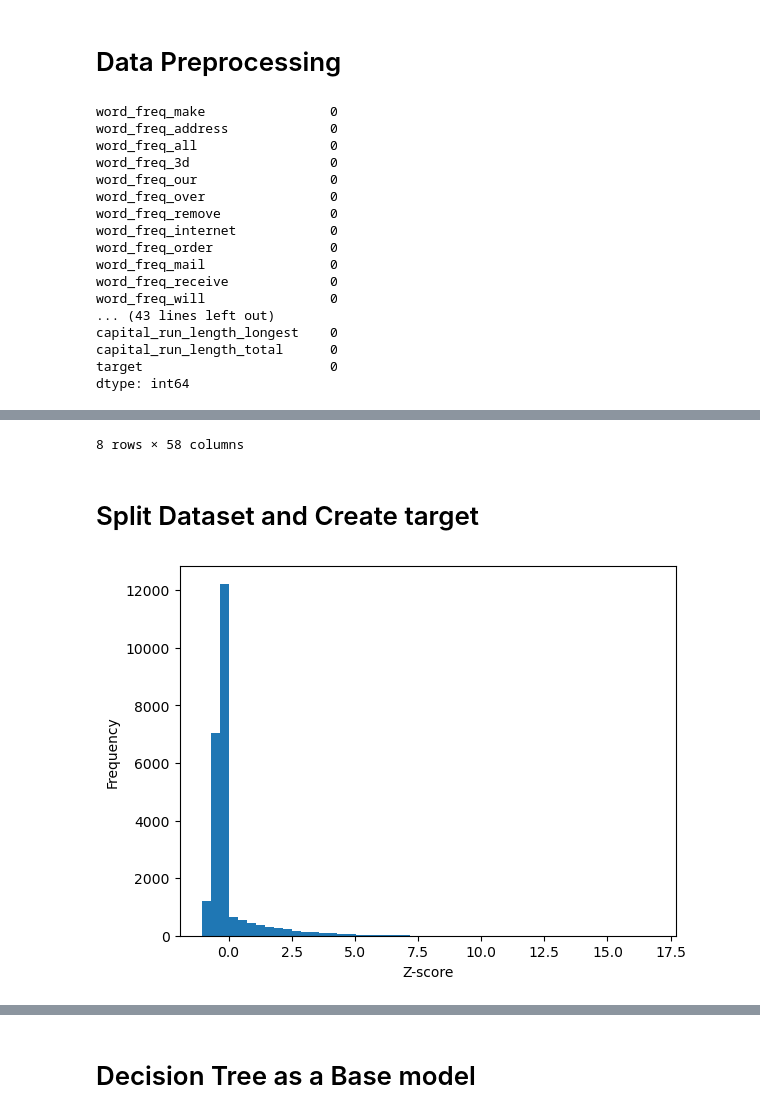
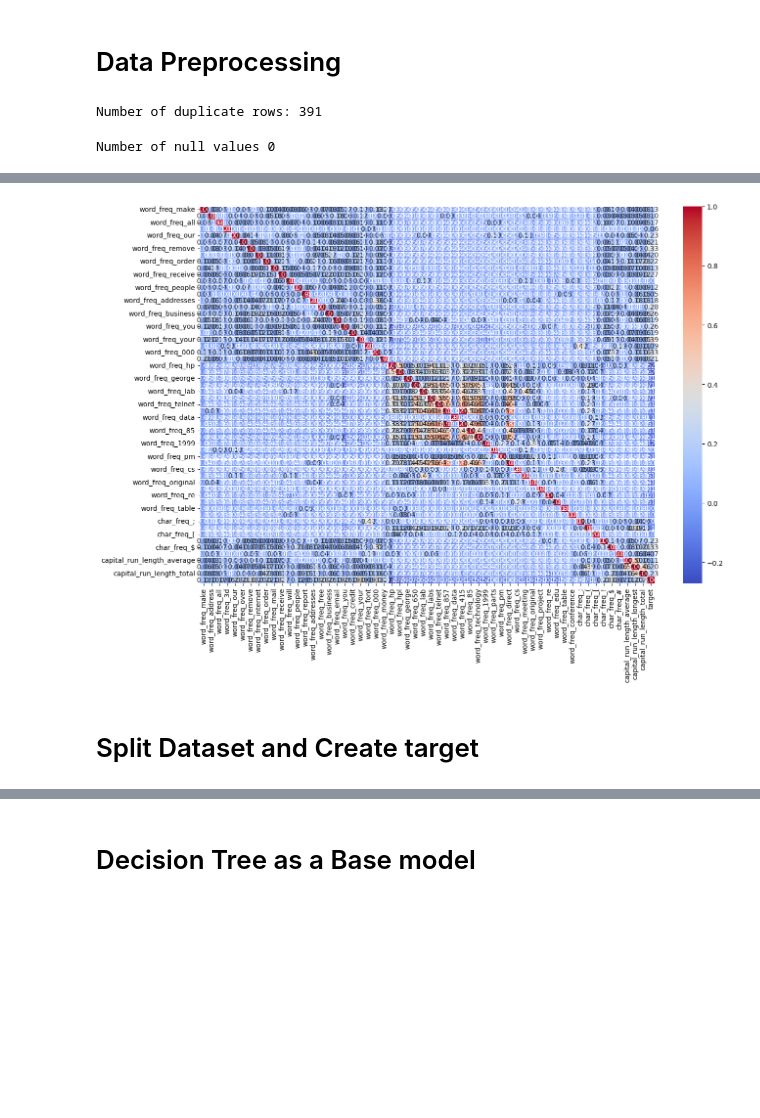
Before and after one commit to jathusharini/CM2604_CourseWork, a Jupyter notebook: Machine Learning_CW.ipynb, the cells around one changed output, grey strips where cells are left out. Cells and saved outputs as stored; diff of their text form; code cells hidden in the pictures; blank space fills up the shorter version.

```diff
--- a/Machine Learning_CW.ipynb
+++ b/Machine Learning_CW.ipynb
@@ -32,15 +34,7 @@ spam.head()
 5 rows × 58 columns
 # %%
 # change the column names
-spam_new = spam.set_axis(['word_freq_make', 'word_freq_address', 'word_freq_all', 'word_freq_3d', 'word_freq_our', 'word_freq_over',
-                'word_freq_remove', 'word_freq_internet', 'word_freq_order', 'word_freq_mail', 'word_freq_receive', 'word_freq_will',
-                'word_freq_people', 'word_freq_report', 'word_freq_addresses', 'word_freq_free', 'word_freq_business', 'word_freq_email',
-                'word_freq_you', 'word_freq_credit', 'word_freq_your', 'word_freq_font', 'word_freq_000', 'word_freq_money', 'word_freq_hp',
-                'word_freq_hpl', 'word_freq_george', 'word_freq_650', 'word_freq_lab', 'word_freq_labs', 'word_freq_telnet', 'word_freq_857',
-                'word_freq_data', 'word_freq_415', 'word_freq_85', 'word_freq_technology', 'word_freq_1999', 'word_freq_parts', 'word_freq_pm',
-                'word_freq_direct', 'word_freq_cs', 'word_freq_meeting', 'word_freq_original', 'word_freq_project', 'word_freq_re', 'word_freq_edu',
-                'word_freq_table', 'word_freq_conference', 'char_freq_;', 'char_freq_(', 'char_freq_[', 'char_freq_!', 'char_freq_$',
-                'char_freq_#', 'capital_run_length_average', 'capital_run_length_longest', 'capital_run_length_total','target'], axis=1)
+spam_new = spam.set_axis(['word_freq_make', 'word_freq_address', 'word_freq_all', 'word_freq_3d', 'word_freq_our', 'word_freq_over','word_freq_remove', 'word_freq_internet', 'word_freq_order', 'word_freq_mail', 'word_freq_receive', 'word_freq_will','word_freq_people', 'word_freq_report', 'word_freq_addresses', 'word_freq_free', 'word_freq_business', 'word_freq_email','word_freq_you', 'word_freq_credit', 'word_freq_your', 'word_freq_font', 'word_freq_000', 'word_freq_money', 'word_freq_hp','word_freq_hpl', 'word_freq_george', 'word_freq_650', 'word_freq_lab', 'word_freq_labs', 'word_freq_telnet', 'word_freq_857','word_freq_data', 'word_freq_415', 'word_freq_85', 'word_freq_technology', 'word_freq_1999', 'word_freq_parts', 'word_freq_pm','word_freq_direct', 'word_freq_cs', 'word_freq_meeting', 'word_freq_original', 'word_freq_project', 'word_freq_re', 'word_freq_edu','word_freq_table', 'word_freq_conference', 'char_freq_;', 'char_freq_(', 'char_freq_[', 'char_freq_!', 'char_freq_$','char_freq_#', 'capital_run_length_average', 'capital_run_length_longest', 'capital_run_length_total','target'], axis=1)
 # %%
 spam_new.head()
 # %% [output]
@@ -78,27 +72,21 @@ dtypes: float64(55), int64(3)
 memory usage: 2.0 MB
 # %% [markdown]
 # Data Preprocessing
+# %%
+# checking for duplicate rows and removing them
+duplicated_rows = spam_new.duplicated()
+num_duplicate_rows = sum(duplicated_rows)
+print(f"Number of duplicate rows: {num_duplicate_rows}")
+spam_new = spam_new.drop_duplicates()
+# %% [output]
+Number of duplicate rows: 391
 # %%
 #checking for null values
-spam_new.isnull().sum()
+null_values = spam_new.isnull().sum()
+sum_null_values = sum(null_values)
+print("Number of null values",sum_null_values)
 # %% [output]
-word_freq_make                0
-word_freq_address             0
-word_freq_all                 0
-word_freq_3d                  0
-word_freq_our                 0
-word_freq_over                0
-word_freq_remove              0
-word_freq_internet            0
-word_freq_order               0
-word_freq_mail                0
-word_freq_receive             0
-word_freq_will                0
-... (43 lines left out)
-capital_run_length_longest    0
-capital_run_length_total      0
-target                        0
-dtype: int64
+Number of null values 0
 # %%
 #checking for data duplication
 duplicate_rows = spam_new[spam_new.duplicated()]
@@ -106,5 +94,8 @@ duplicate_rows = spam_new[spam_new.duplicated()]
 # dropping the duplicate rows
 spam_new.drop_duplicates(inplace=True)
 # %%
-spam_new.describe()
+# plot heatmap
+plt.figure(figsize=(15,10))
+sns.heatmap(spam_new.corr(), annot=True, cmap='coolwarm', linewidths=.5, fmt= '.2f')
+plt.show()
 # %% [output]
@@ -120 +102 @@ spam_new.describe()
-8 rows × 58 columns
+[figure, added]
@@ -127,16 +116,3 @@ y = spam_new['target']
 # %%
 # splitting the data into training set = 70% and testing sets = 30%
 X_train, X_test, y_train, y_test = train_test_split(X, y, test_size=0.3, random_state=42)
-# %%
-# calculating the z score
-z_scores = zscore(X_train)
-
-# Flatten the Z-score matrix into a 1D array
-z_scores_flat = z_scores.values.flatten()
-
-plt.hist(z_scores_flat, bins=50)
-plt.xlabel('Z-score')
-plt.ylabel('Frequency')
-plt.show()
-# %% [output]
-[figure, removed]
```
Also changed, not shown: parts of 33 cells of this notebook.
